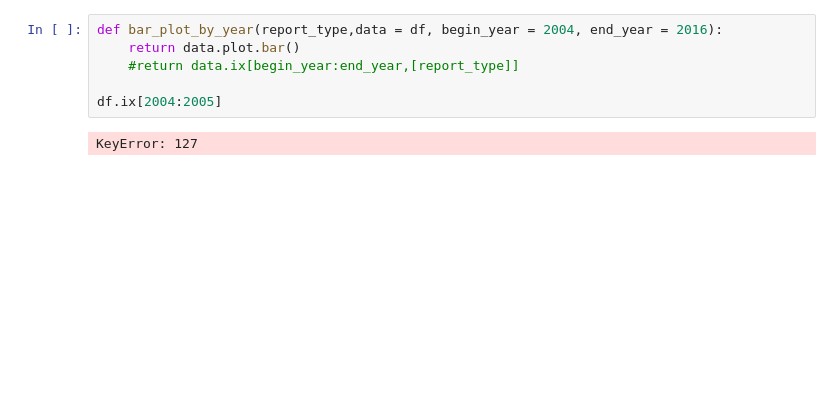
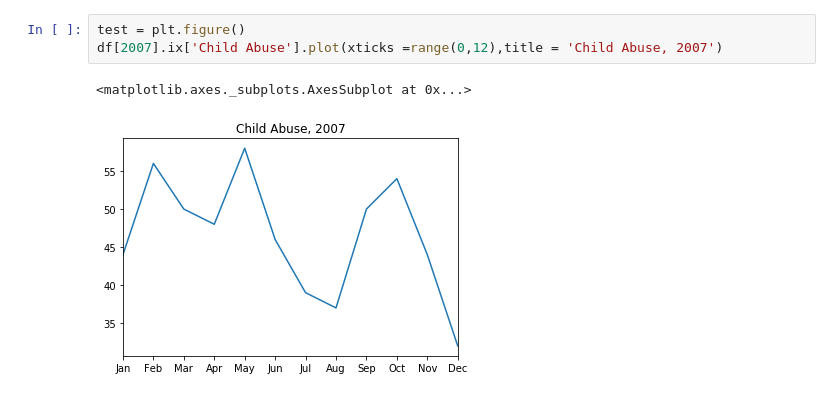
Before and after one commit to tscales/Springfield-Crime, a Jupyter notebook: Untitled.ipynb, the cells around one changed output. Cells and saved outputs as stored; diff of their text form; blank space fills up the shorter version.

```diff
--- a/Untitled.ipynb
+++ b/Untitled.ipynb
@@ -152,8 +33,6 @@ by_year
-# %%
-def bar_plot_by_year(report_type,data = df, begin_year = 2004, end_year = 2016):
-    return data.plot.bar()
-    #return data.ix[begin_year:end_year,[report_type]]
-
-df.ix[2004:2005]
-# %% [output]
-KeyError: 127
+# %%
+test = plt.figure()
+df[2007].ix['Child Abuse'].plot(xticks =range(0,12),title = 'Child Abuse, 2007')
+# %% [output]
+<matplotlib.axes._subplots.AxesSubplot at 0x...>
+[figure, added]
```
Also changed, not shown: parts of 12 cells of this notebook, 4 other files.
